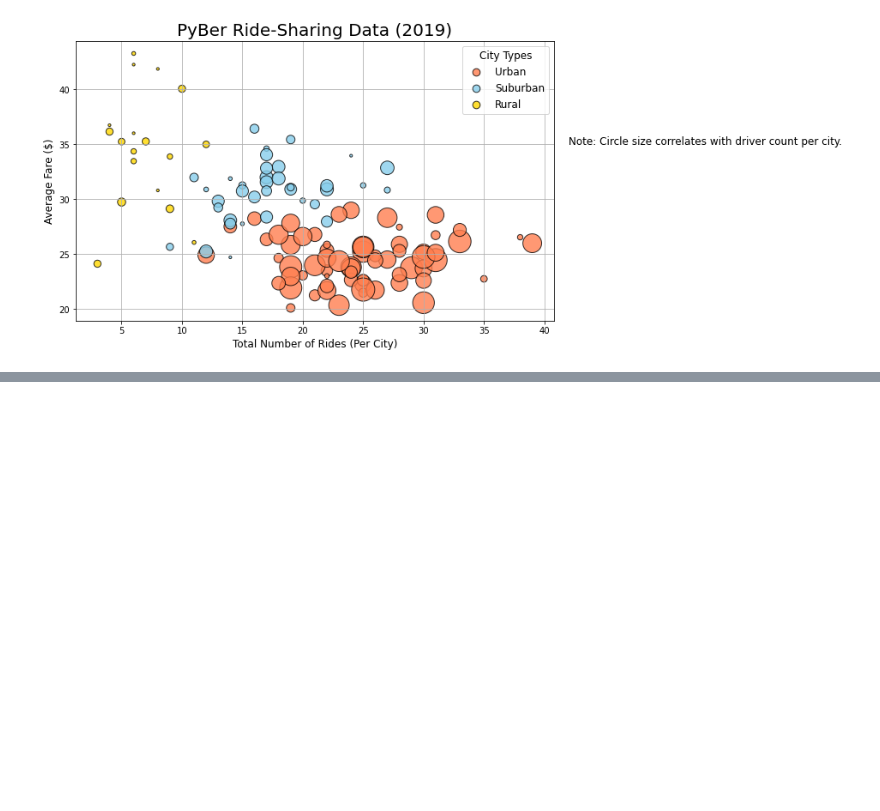
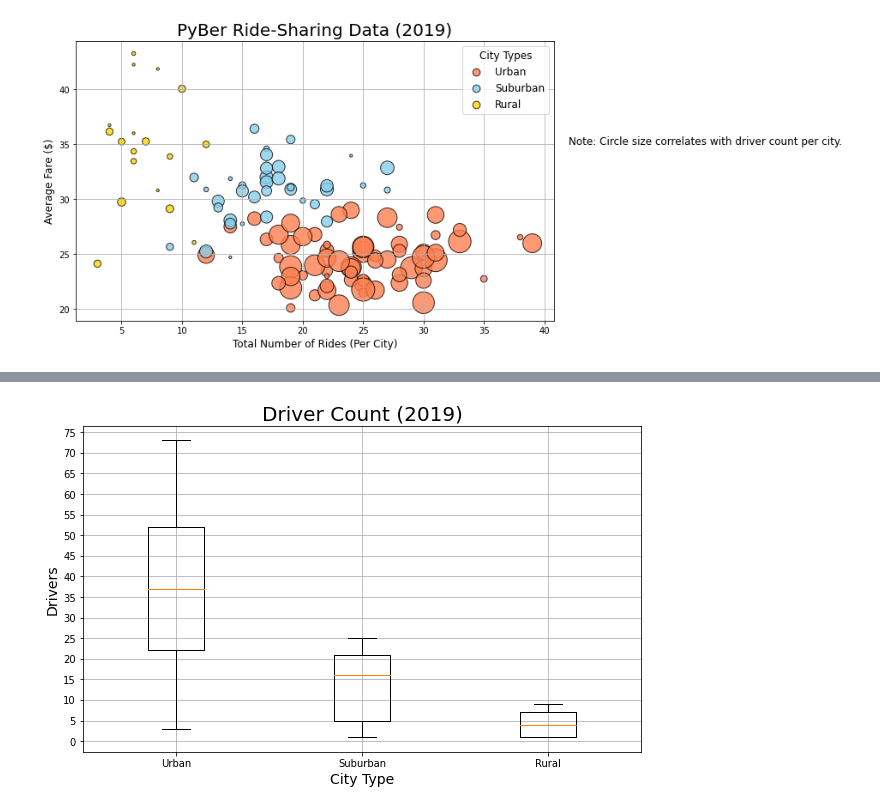
Before and after one commit to Faieee/PyBer_Analysis, a Jupyter notebook: PyBer.ipynb, the cells around one changed output, grey strips where cells are left out. Drawn from its saved outputs; the diff is of its cells as text; code cells hidden in the pictures; blank space fills up the shorter version.

```diff
--- a/PyBer.ipynb
+++ b/PyBer.ipynb
@@ -241,0 +382,19 @@ plt.savefig("Analysis/Fig1.png")
+# %%
+# create box-and-whisker plot for all city driver counts
+
+x_labels = ["Urban", "Suburban","Rural"]
+drivers_data = [urbanDrivers, suburbanDrivers, ruralDrivers]
+
+plt.subplots(figsize=(10, 6))
+plt.boxplot(drivers_data, labels=x_labels)
+
+plt.title('Driver Count (2019)',fontsize=20)
+plt.ylabel('Drivers',fontsize=14)
+plt.xlabel('City Type',fontsize=14)
+
+plt.yticks(np.arange(0, 80, 5))
+plt.grid()
+
+plt.savefig("Analysis/Fig4.png")
+# %% [output]
+[figure, added]
```
Also changed, not shown: parts of 7 cells of this notebook, 3 other files.
